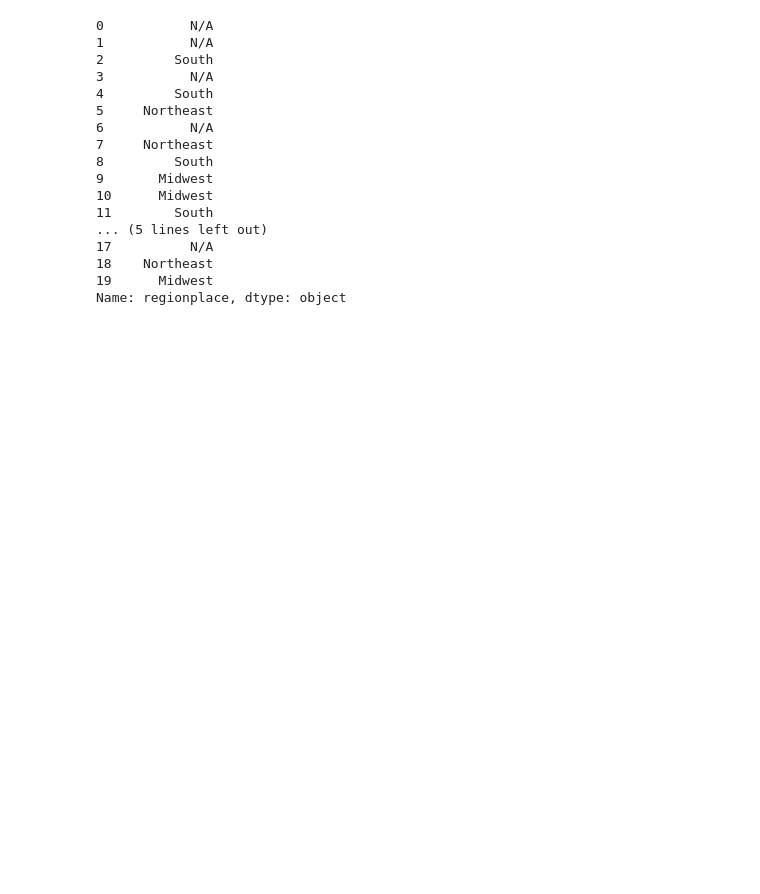
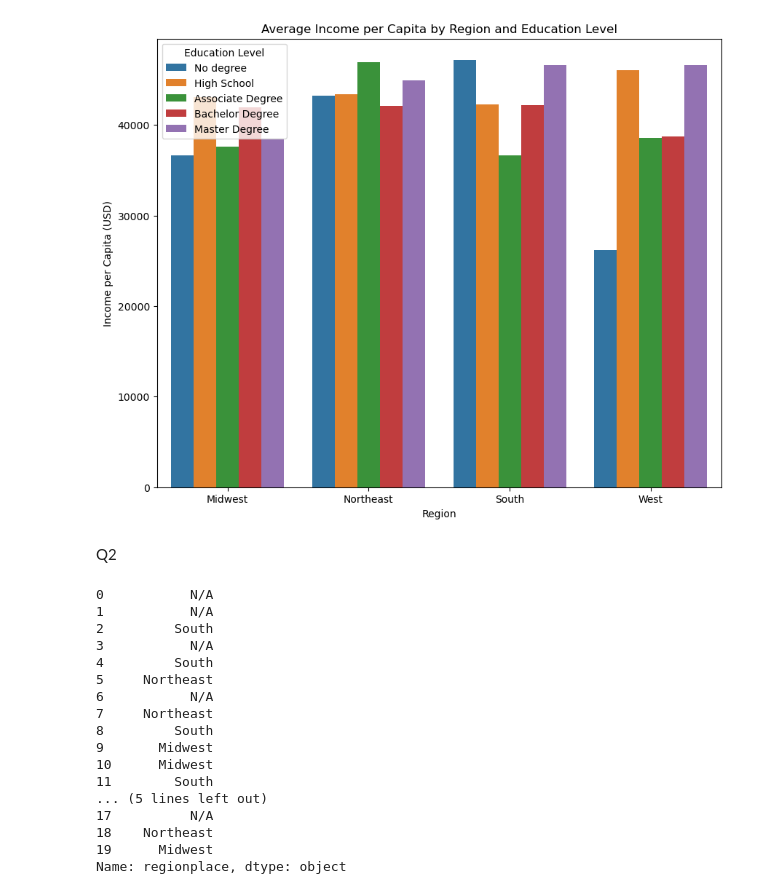
Before and after one commit to Leslygcruz/Educationproj, a Jupyter notebook: Education_capstone.ipynb, the cells around one changed output. Cells and saved outputs as stored; diff of their text form; code cells hidden in the pictures; blank space fills up the shorter version.

```diff
--- a/Education_capstone.ipynb
+++ b/Education_capstone.ipynb
@@ -16,0 +218,8 @@ education232.head()
+# %%
+#educ order
+custom_order=['No degree','High School','Associate Degree','Bachelor Degree', 'Master Degree']
+# %%
+#catgorize it with the cusom order
+educincome231['Education level']=pd.Categorical(educincome231['Education level'], categories= custom_order, ordered=True)
+# %%
+educincome231avg=round(educincome231.groupby(['Region','Education level'])['Income per Capita'].mean(),2)
@@ -16,0 +250,15 @@ education232.head()
+# %%
+eeducincome231avgdf = educincome231avg.reset_index()
+# %%
+#pick abother coloe scheme!
+plt.figure(figsize=(10, 8))
+sns.barplot(data=eeducincome231avgdf, x="Region", y="Income per Capita", hue="Education level")
+plt.title("Average Income per Capita by Region and Education Level")
+plt.xlabel("Region")
+plt.ylabel("Income per Capita (USD)")
+plt.legend(title="Education Level")
+plt.show()
+# %% [output]
+[figure, added]
+# %% [markdown]
+Q2
```
Also changed, not shown: parts of 25 cells of this notebook, 1 other file.
